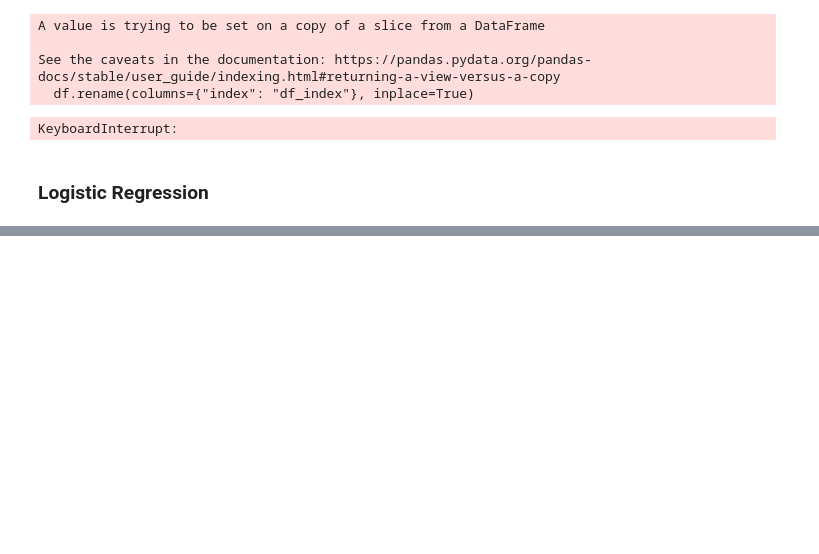
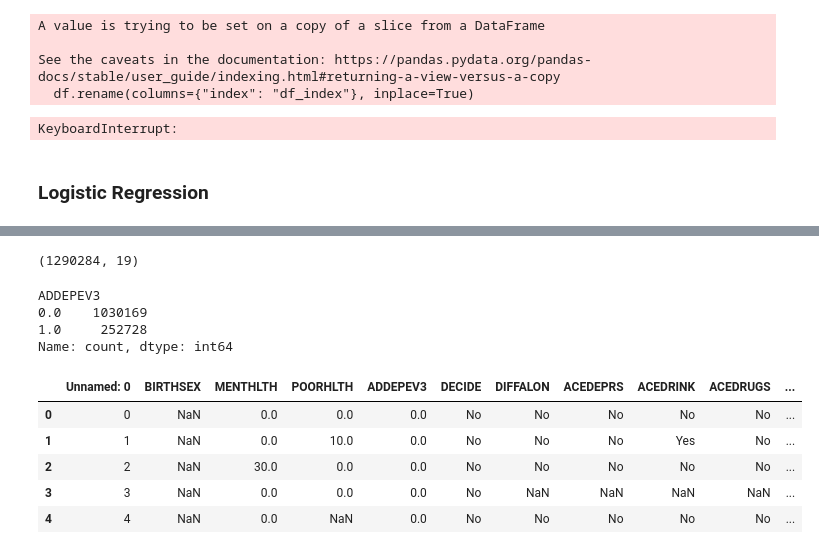
Before and after one commit to alojessica/ML-Healthdata-project, a Jupyter notebook: LogisticRegression/project_data.ipynb, the cells around one changed output, grey strips where cells are left out. Saved outputs shown, nothing was run; the diff lists cells and outputs as text; code cells hidden in the pictures; blank space fills up the shorter version.

```diff
--- a/LogisticRegression/project_data.ipynb
+++ b/LogisticRegression/project_data.ipynb
@@ -277,10 +280,2 @@ from sklearn.metrics import accuracy_score, log_loss, confusion_matrix
 # %%
-df21 = pd.read_csv('/Users/randap/Desktop/MSDS/Fall25/DS6021/ML-Healthdata-project/2021/CDC_2021_Subset.csv')
-df21['IYEAR'] = 2021
-
-dep_map = {1: 1,
-           2: 0,
-           7: np.nan,
-           9: np.nan}
-
-df21['ADDEPEV3'] = df21['ADDEPEV3'].map(dep_map)
+df = pd.read_csv('/Users/randap/Desktop/MSDS/Fall25/DS6021/ML-Healthdata-project/joining_data/CDC-2019-2021-2023-DATA.csv')
@@ -297,3 +281,0 @@ Index(['_STATE', 'CADULT1', 'BIRTHSEX', 'MENTHLTH', 'POORHLTH', 'ADDEPEV3',
-# %%
-df = pd.concat([df21, df23], ignore_index=True)
-df
@@ -313,0 +282,4 @@ df
+# %%
+df.shape
+# %% [output]
+(1290284, 19)
@@ -313,0 +288,16 @@ df
+# %%
+df['ADDEPEV3'].value_counts()
+# %% [output]
+ADDEPEV3
+0.0    1030169
+1.0     252728
+Name: count, dtype: int64
+# %%
+df.head()
+# %% [output]
+|  | Unnamed: 0 | BIRTHSEX | MENTHLTH | POORHLTH | ADDEPEV3 | DECIDE | DIFFALON | ACEDEPRS | ACEDRINK | ACEDRUGS | ... |
+| 0 | 0 | NaN | 0.0 | 0.0 | 0.0 | No | No | No | No | No | ... |
+| 1 | 1 | NaN | 0.0 | 10.0 | 0.0 | No | No | No | Yes | No | ... |
+| 2 | 2 | NaN | 30.0 | 0.0 | 0.0 | No | No | No | No | No | ... |
+| 3 | 3 | NaN | 0.0 | 0.0 | 0.0 | No | NaN | NaN | NaN | NaN | ... |
+| 4 | 4 | NaN | 0.0 | NaN | 0.0 | No | No | No | No | No | ... |
```
Also changed, not shown: parts of 17 cells of this notebook.
